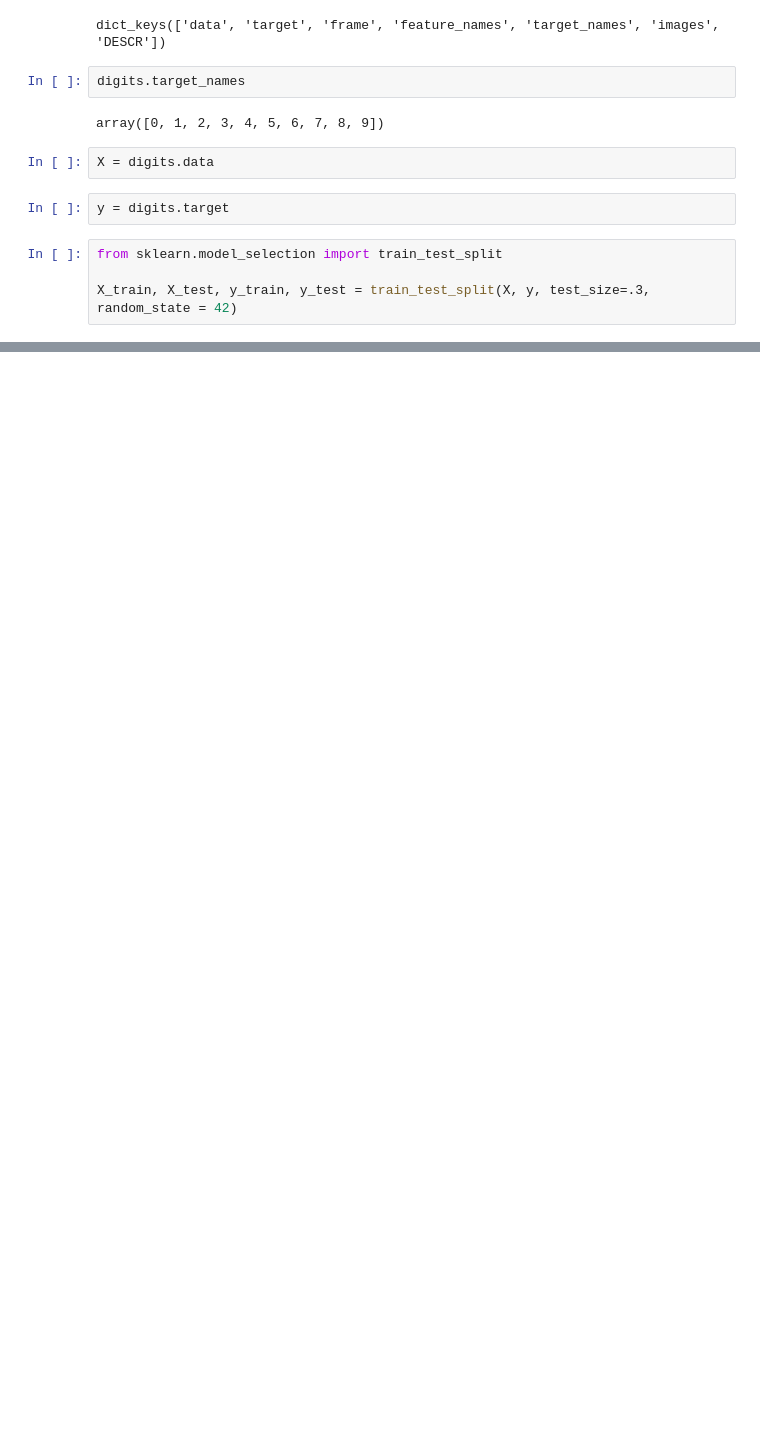
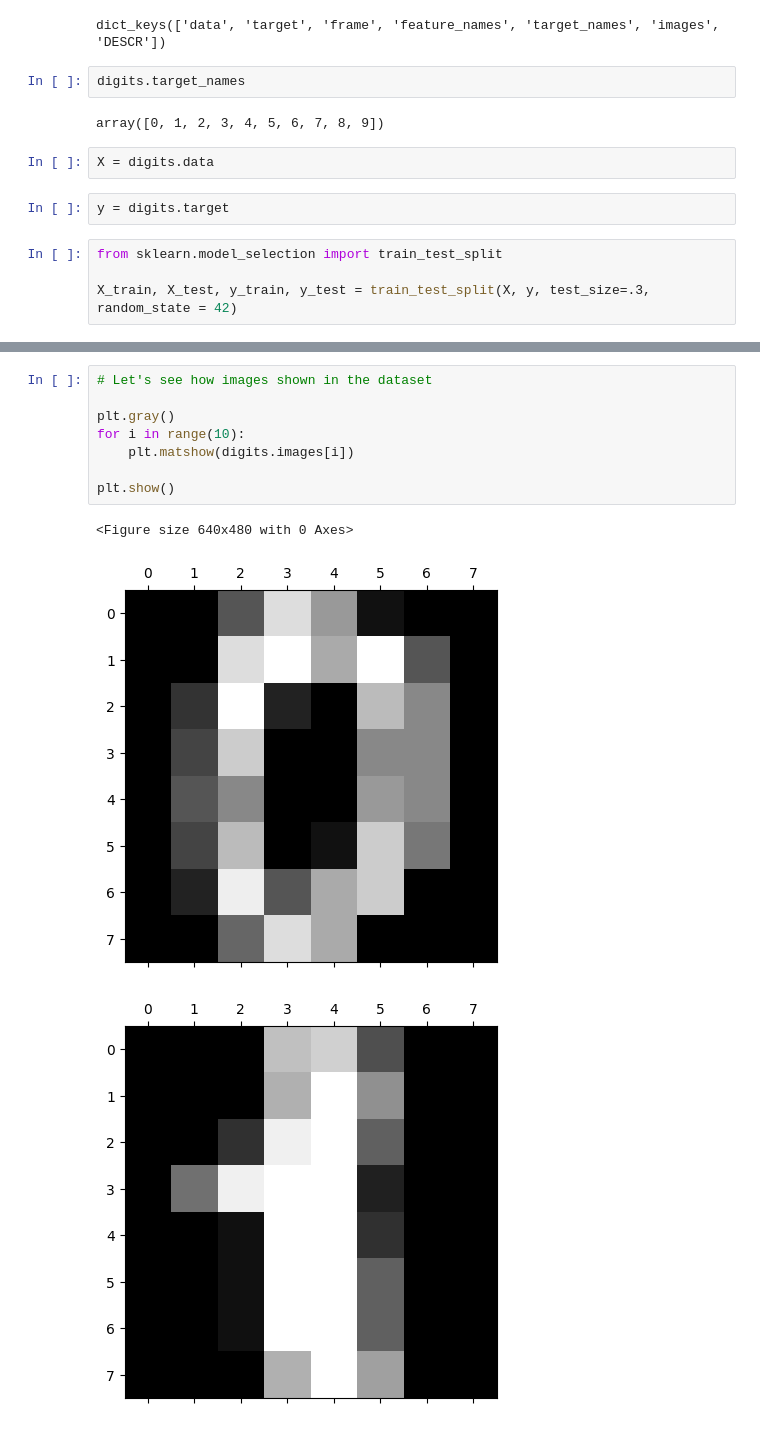
Before and after one commit to Sehajpannu01/ML_Models-Workshop, a Jupyter notebook: 29) Digits(Random Forest).ipynb, the cells around one changed output, grey strips where cells are left out. Saved outputs shown, nothing was run; the diff lists cells and outputs as text; blank space fills up the shorter version.

```diff
--- a/29) Digits(Random Forest).ipynb
+++ b/29) Digits(Random Forest).ipynb
@@ -63,0 +89,12 @@ accuracy_score(y_test, pred)
+# %%
+# Let's see how images shown in the dataset
+
+plt.gray()
+for i in range(10):
+    plt.matshow(digits.images[i])
+
+plt.show()
+# %% [output]
+<Figure size 640x480 with 0 Axes>
+[figure, added]
+[figure, added]
```
Also changed, not shown: parts of 8 cells of this notebook, 8 other files.
